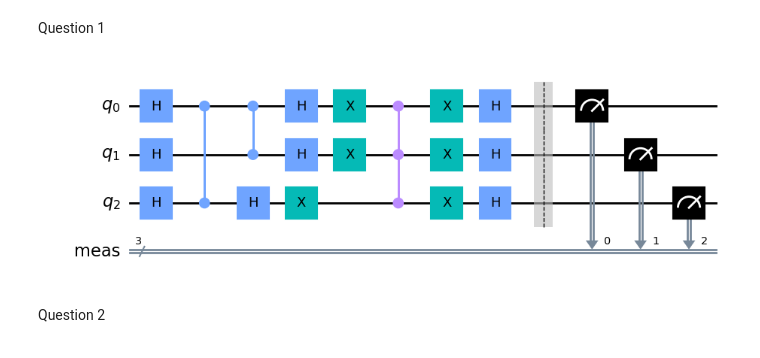
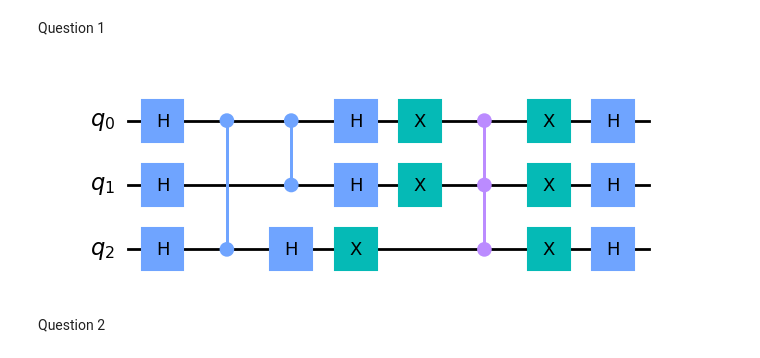
Before and after one commit to AdamNaoui/LOG6953C_TPs, a Jupyter notebook: TP3/tp3.ipynb, the cells around one changed output. Cells and saved outputs as stored; diff of their text form; code cells hidden in the pictures.

```diff
--- a/TP3/tp3.ipynb
+++ b/TP3/tp3.ipynb
@@ -16,28 +16,27 @@ Question 1
 # %%
 grover_circuit = QuantumCircuit(3)
 # grover_circuit = initialize_s(grover_circuit, [0,1,2])
 for q in [0, 1, 2]:
     grover_circuit.h(q)
 grover_circuit.cz(2, 0)
 grover_circuit.cz(1, 0)
 
 for qubit in range(3):
     grover_circuit.h(qubit)
 # Apply transformation |00..0> -> |11..1> (X-gates)
 for qubit in range(3):
     grover_circuit.x(qubit)
 # Do multi-controlled-Z gate
-grover_circuit.ccz(2, 1, 0)
+grover_circuit.ccz(2,1,0)
 # Apply transformation |11..1> -> |00..0>
 for qubit in range(3):
     grover_circuit.x(qubit)
 # Apply transformation |00..0> -> |s>
 for qubit in range(3):
     grover_circuit.h(qubit)
 
-grover_circuit.measure_all()
 grover_circuit.draw(output='mpl')
 # %% [output]
-[figure, old version]
+[figure, new version]
 # %% [markdown]
 Question 2
```
Also changed, not shown: parts of 7 cells of this notebook.
